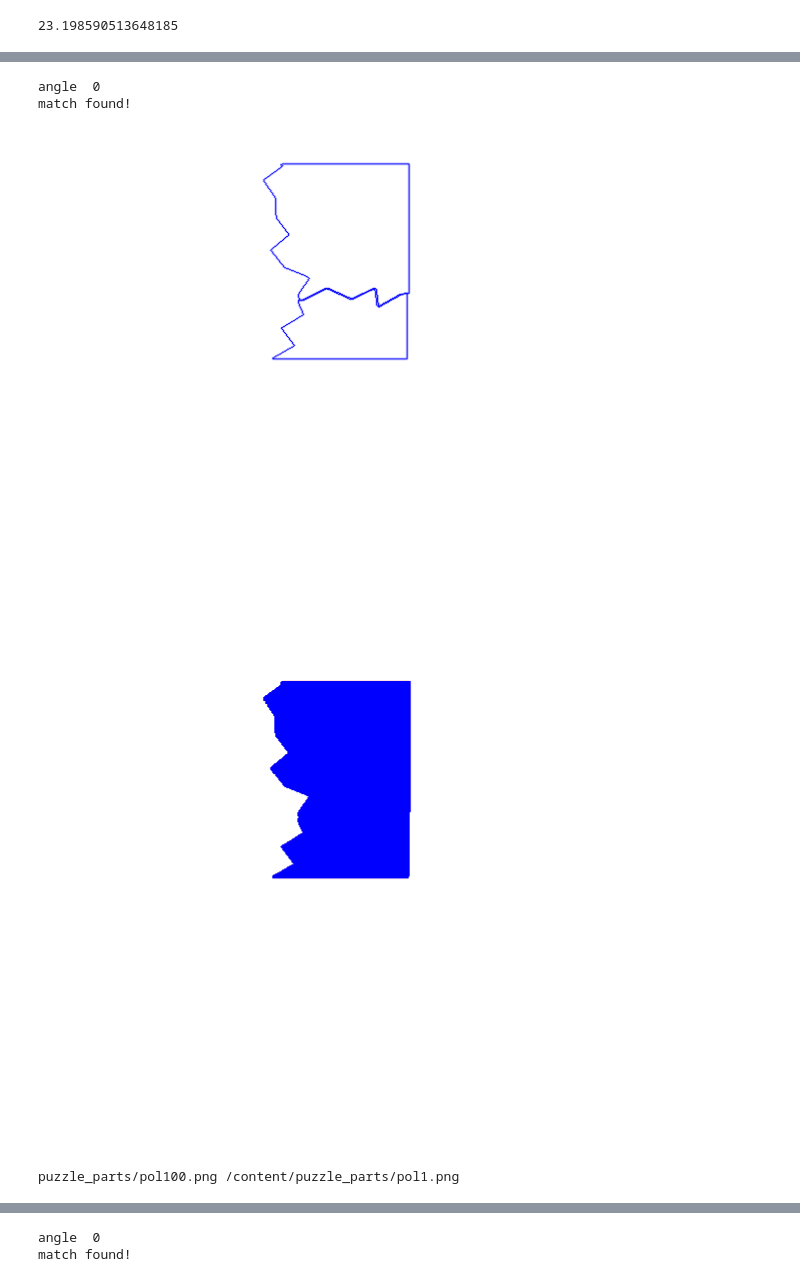
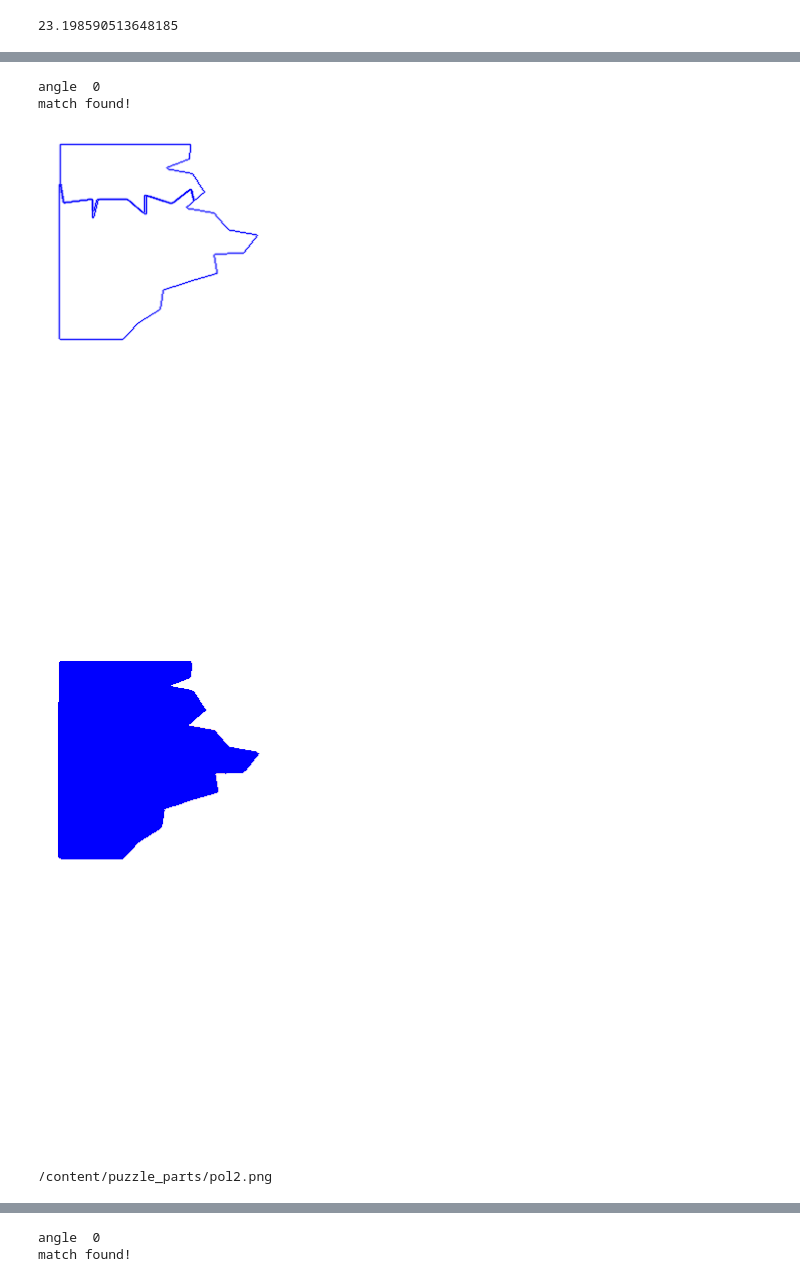
Before and after one commit to Sardaan/puzzle, a Jupyter notebook: puzzle.ipynb, the cells around one changed output, grey strips where cells are left out. Saved outputs shown, nothing was run; the diff lists cells and outputs as text; code cells hidden in the pictures.

```diff
--- a/puzzle.ipynb
+++ b/puzzle.ipynb
@@ -388,7 +381,7 @@ def rotateDots(fp, angle, rotationDot):
   return fp
 # %%
 def matchAngles(angles1, angles2):
-  accuracy = 0.05
+  accuracy = 0.03
   match = []
   for angle1 in angles1:
     for angle2 in angles2:
@@ -441,7 +444,7 @@ def doDotsMatch(contours1, contours2, n):
   cnt1_merged = mergeContours(contours1)
   cnt2_merged = mergeContours(contours2)
 
-  accuracy = 1
+  accuracy = 2
   count = 0
   match = False
   for cnt1 in cnt1_merged:
@@ -464,14 +467,14 @@ def mergeContours(contours):
       cnt.append(contours[i][j][0])
   return cnt
 
-img00 = cv.imread('/content/puzzle_parts/pol0.png')
-img11 = cv.imread('/content/puzzle_parts/pol1.png')
+# img00 = cv.imread('/content/puzzle_parts/pol0.png')
+# img11 = cv.imread('/content/puzzle_parts/pol1.png')
 
-kp1, contours1, hierarchy1 = findFeaturePoints(img00)
-imgAngle1  = detectAngle(kp1, contours1)
+# kp1, contours1, hierarchy1 = findFeaturePoints(img00)
+# imgAngle1  = detectAngle(kp1, contours1)
 
-kp2, contours2, hierarchy2 = findFeaturePoints(img11)
-imgAngle2  = detectAngle(kp2, contours2)
+# kp2, contours2, hierarchy2 = findFeaturePoints(img11)
+# imgAngle2  = detectAngle(kp2, contours2)
 
 
-print(doDotsMatch(contours1, contours2, 20))
+# print(doDotsMatch(contours1, contours2, 20))
@@ -480,5 +481,8 @@ True
 # %%
-def mergeImg(contourImg, path):
+if not os.path.isdir('puzzle_parts_merged'):
+  os.mkdir('puzzle_parts_merged')
+
+def megeImg(contourImg, path):
   img1 = cv.imread(contourImg)
   hsv_min = np.array((1, 1, 1), np.uint8)
   hsv_max = np.array((255, 220, 220), np.uint8)
@@ -683,10 +682,13 @@ img0 = '/content/puzzle_parts/pol0.png'
 img1 = '/content/puzzle_parts/pol1.png'
 img2 = '/content/puzzle_parts/pol2.png'
 img3 = '/content/puzzle_parts/pol3.png'
+img4 = '/content/puzzle_parts/pol4.png'
+# img5 = '/content/puzzle_parts/pol5.png'
 
-img4 = '/content/puzzle_parts/polFilled.png'
+images = [img0, img1, img2, img3, img4]
 
-images = [img0, img1, img2, img3]
+# img4 = '/content/puzzle_parts/polFilled.png'
+
 
 fig = plt.figure(figsize=(16, 9))
 columns = 2
@@ -699,12 +701,12 @@ for i in range(1, columns*rows +1):
 plt.show()
 
 
-i = 100
-while (len(images)>1):
-  img1 = images.pop()
-  img2 = images.pop()
-  print (img1, img2)
-  path = f'puzzle_parts/pol{i}.png'
+i = 1
+while (len(images)>1 or i < len(images)):
+  img1 = images.pop(0)
+  img2 = images.pop(0)
+  path = f'puzzle_parts_merged/pol{i}.png'
+  print(img1)
   match = matchParts(img1,img2, path)
   if (match):
     images.append(path)
@@ -723,5 +725,5 @@ while (len(images)>1):
 angle  0
 match found!
-[figure, old version]
+[figure, new version]
-[figure, old version]
+[figure, new version]
-puzzle_parts/pol100.png /content/puzzle_parts/pol1.png
+/content/puzzle_parts/pol2.png
```
Also changed, not shown: parts of 9 cells of this notebook.
